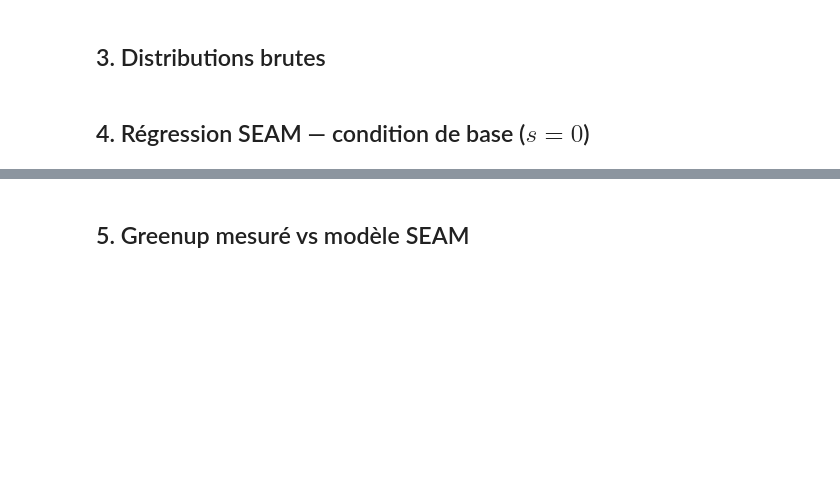
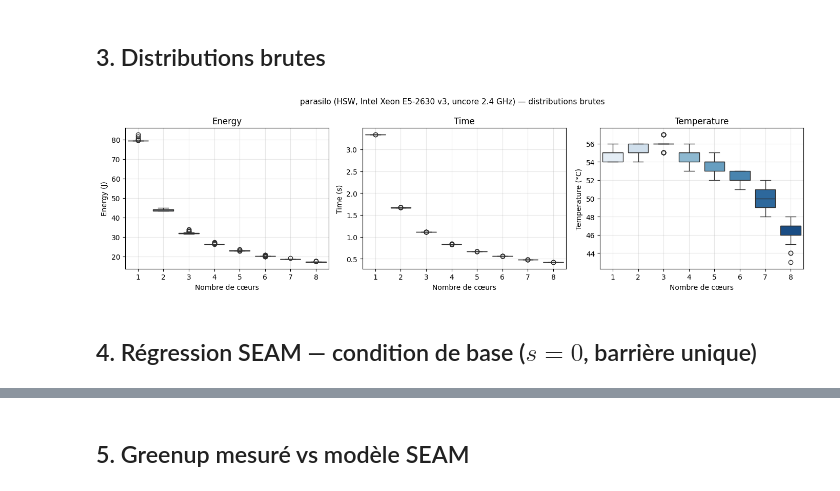
Before and after one commit to gabiansystems/parallel_simulator_energy, a Jupyter notebook: analyse.ipynb, the cells around one changed output, grey strips where cells are left out. Drawn from its saved outputs; the diff is of its cells as text; code cells hidden in the pictures; blank space fills up the shorter version.

```diff
--- a/analyse.ipynb
+++ b/analyse.ipynb
@@ -130,11 +146,22 @@ df.head()
 # %%
 fig, axes = plt.subplots(1, 3, figsize=(14, 4))
 fig.suptitle(f'{NODE} — distributions brutes', fontsize=11)
-for ax, col, unit in [(axes[0],'Energy','J'),(axes[1],'Time','s'),(axes[2],'Temperature','°C')]:
+
+for ax, col, unit in [
+    (axes[0], 'Energy',      'J'),
+    (axes[1], 'Time',        's'),
+    (axes[2], 'Temperature', '°C'),
+]:
     sns.boxplot(data=df, x='N_core', y=col, palette='Blues', ax=ax, order=cores)
-    ax.set_xlabel('Nombre de cœurs'); ax.set_ylabel(f'{col} ({unit})')
-    ax.set_title(col); ax.grid(True, alpha=0.3)
-plt.tight_layout(); plt.show()
+    ax.set_xlabel('Nombre de cœurs')
+    ax.set_ylabel(f'{col} ({unit})')
+    ax.set_title(col)
+    ax.grid(True, alpha=0.3)
+
+plt.tight_layout()
+plt.show()
+# %% [output]
+[figure, added]
 # %% [markdown]
-## 4. Régression SEAM — condition de base ($s=0$)
+## 4. Régression SEAM — condition de base ($s=0$, barrière unique)
 # %%
```
Also changed, not shown: parts of 13 cells of this notebook.
